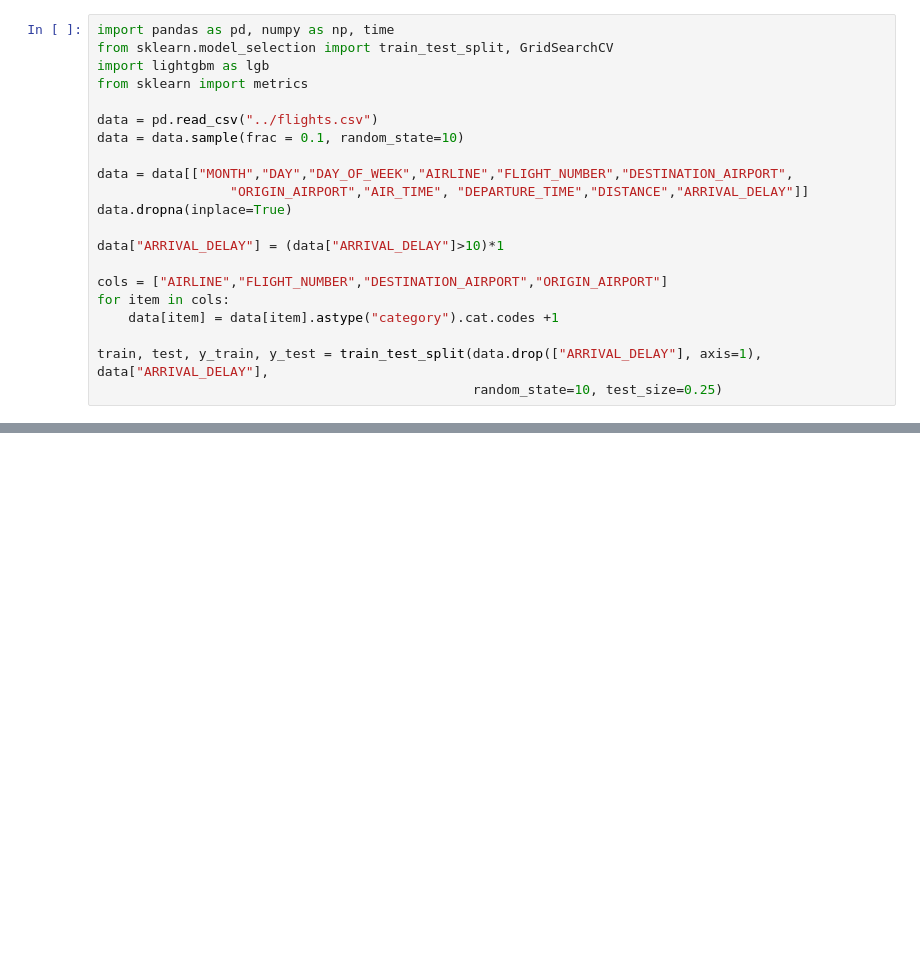
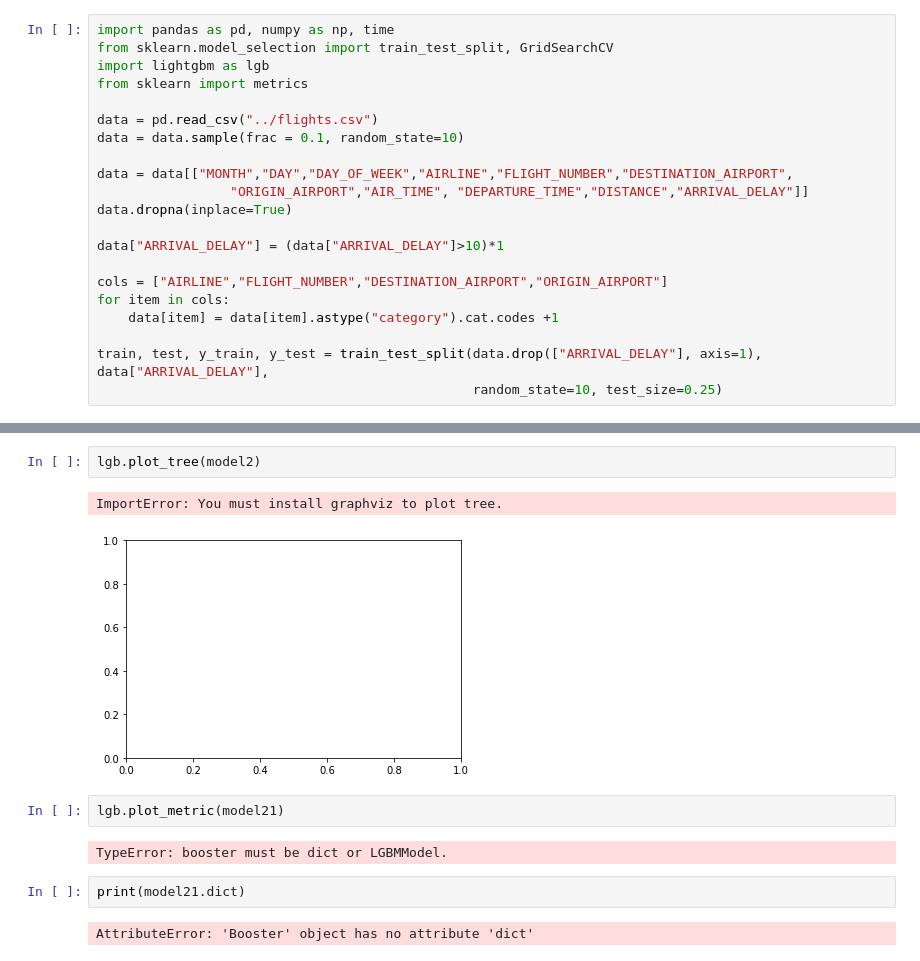
Before and after one commit to kvnkuo/estimators, a Jupyter notebook: lightgbm.ipynb, the cells around one changed output, grey strips where cells are left out. Saved outputs shown, nothing was run; the diff lists cells and outputs as text; blank space fills up the shorter version.

```diff
--- a/lightgbm.ipynb
+++ b/lightgbm.ipynb
@@ -93,0 +100,13 @@ auc2(model31, train, test)
+# %%
+lgb.plot_tree(model2)
+# %% [output]
+ImportError: You must install graphviz to plot tree.
+[figure, added]
+# %%
+lgb.plot_metric(model21)
+# %% [output]
+TypeError: booster must be dict or LGBMModel.
+# %%
+print(model21.dict)
+# %% [output]
+AttributeError: 'Booster' object has no attribute 'dict'
```
Also changed, not shown: parts of 13 cells of this notebook, 2 other files.
